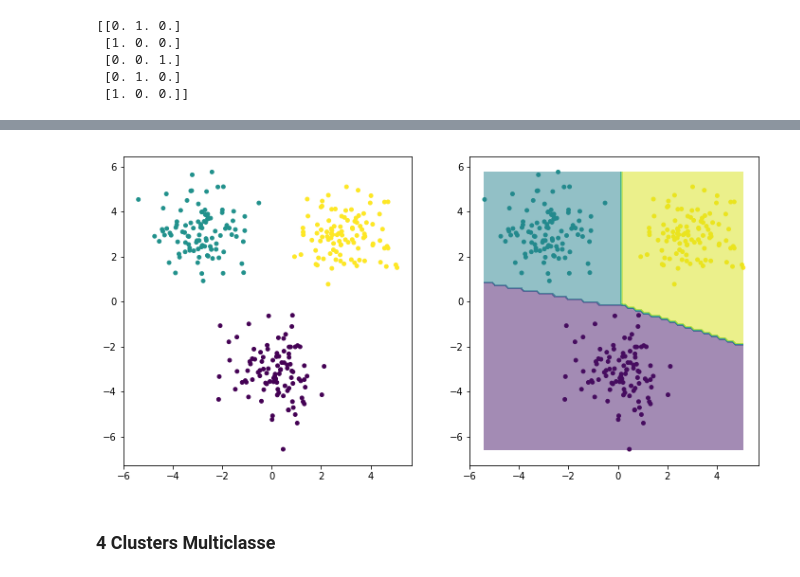
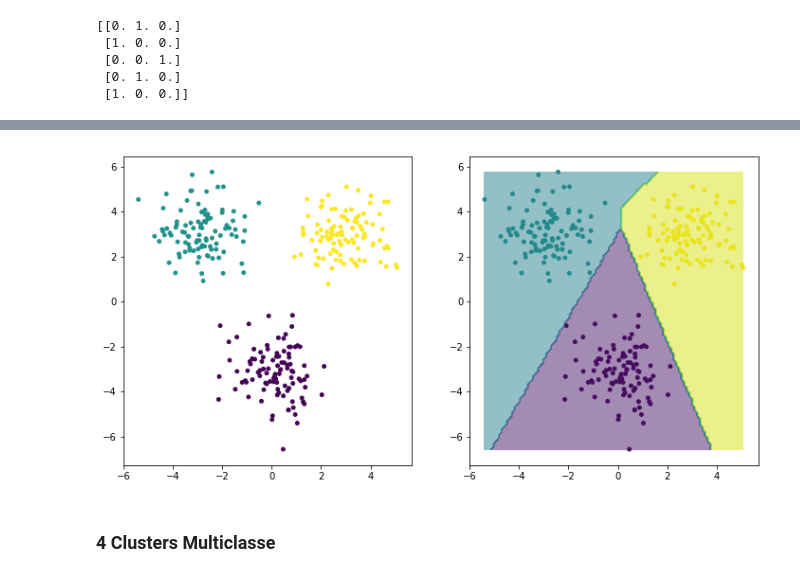
Before and after one commit to arnaldog12/Manual-Pratico-Deep-Learning, a Jupyter notebook: Rede Neural.ipynb, the cells around one changed output, grey strips where cells are left out. Saved outputs shown, nothing was run; the diff lists cells and outputs as text; code cells hidden in the pictures.

```diff
--- a/Rede Neural.ipynb
+++ b/Rede Neural.ipynb
@@ -147,16 +139,20 @@ def sigmoid_cross_entropy(y, y_pred, derivative=False):
     return -np.mean(y * np.log(y_sigmoid) + (1 - y) * np.log(1 - y_sigmoid))
 # %% [markdown]
 ###### Para Classificação Multiclasse
-# %%
-def softmax_neg_log_likelihood(y_oh, y_pred, derivative=False):
-    y_softmax = softmax(y_pred)
-    if derivative:
-        k = np.nonzero(y_pred * y_oh)
-        dlog = neg_log_likelihood(y_oh, y_softmax, derivative=True)
-        dsoftmax = softmax(y_pred, y_oh, derivative=True)
-        y_softmax[k] = dlog[k] * dsoftmax[k]
-        return y_softmax / y_softmax.shape[0]
-    return neg_log_likelihood(y_oh, y_softmax)
+# %%
+def neg_log_likelihood(y_oh, y_pred, derivative=False):
+    k = np.nonzero(y_pred * y_oh)
+    pk = y_pred[k]
+    if derivative:
+        y_pred[k] = (-1.0 / pk)
+        return y_pred
+    return np.mean(-np.log(pk))
+
+def softmax_neg_log_likelihood(y_oh, y_pred, derivative=False):
+    y_softmax = softmax(y_pred)
+    if derivative:
+        return -(y_oh - y_softmax) / y_oh.shape[0]
+    return neg_log_likelihood(y_oh, y_softmax)
 # %% [markdown]
 # Inicialização de Pesos
 # %%
@@ -1109,5 +1105,5 @@ for layer in nn.layers:
 y_pred = np.argmax(nn.predict(x), axis=1)
 print('Acurácia: {:.2f}%'.format(100*accuracy_score(y, y_pred)))
 
-plots.plot_data_and_predictions_3d_in_2d(x, y, is_binary=False, nn=nn)
+plot.classification_predictions(x, y, is_binary=False, nn=nn)
 # %% [output]
@@ -1130,5 +1126,5 @@ epoch: 1000/1000 loss_train: 0.01411202 + 0.00773530 = 0.02184732 loss_val = 0.0
 Acurácia: 100.00%
-[figure, old version]
+[figure, new version]
 # %% [markdown]
 ### 4 Clusters Multiclasse
 # %%
```
Also changed, not shown: parts of 21 cells of this notebook.
